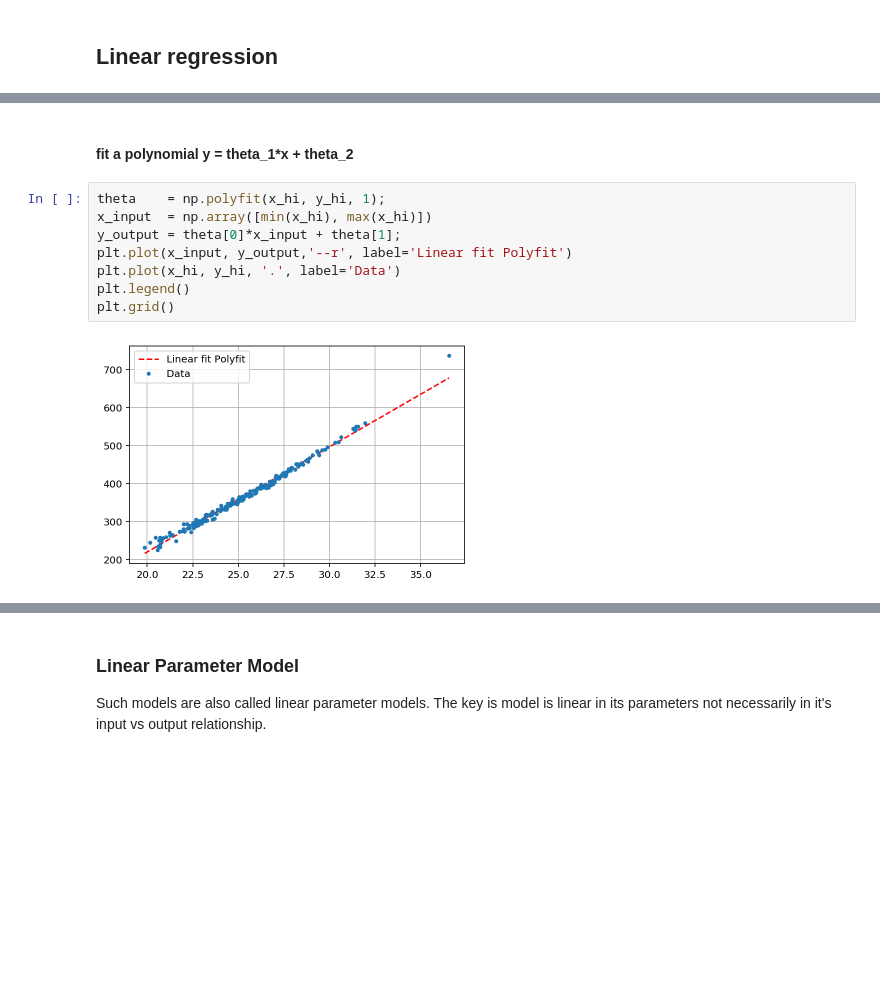
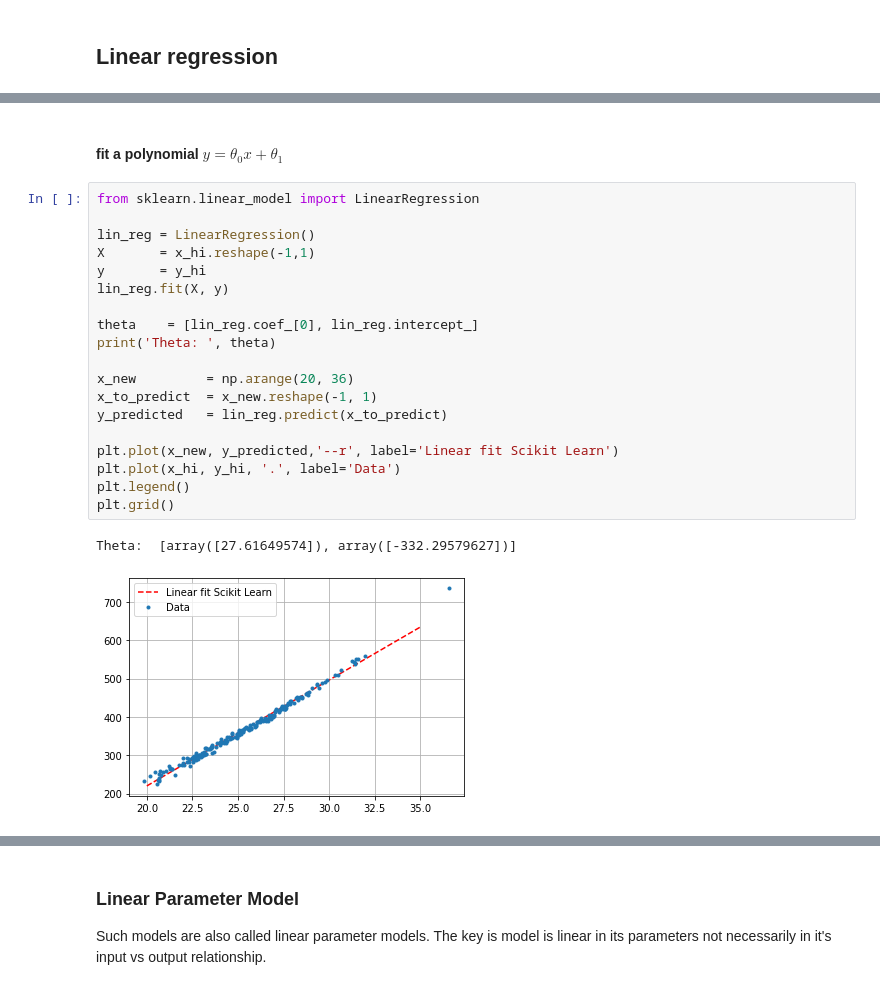
Before and after one commit to prteek/IO, a Jupyter notebook: intro_to_ml.ipynb, the cells around one changed output, grey strips where cells are left out. Cells and saved outputs as stored; diff of their text form; blank space fills up the shorter version.

```diff
--- a/intro_to_ml.ipynb
+++ b/intro_to_ml.ipynb
@@ -64,15 +60,27 @@ plt.grid()
 # %% [markdown]
-#### fit a polynomial y = theta_1*x + theta_2
+#### fit a polynomial  $ y = \theta_{0}x + \theta_{1} $
-# %%
-theta    = np.polyfit(x_hi, y_hi, 1);
-x_input  = np.array([min(x_hi), max(x_hi)])
-y_output = theta[0]*x_input + theta[1];
-plt.plot(x_input, y_output,'--r', label='Linear fit Polyfit')
-plt.plot(x_hi, y_hi, '.', label='Data')
-plt.legend()
-plt.grid()
-# %% [output]
-[figure, removed]
+# %%
+from sklearn.linear_model import LinearRegression
+
+lin_reg = LinearRegression()
+X       = x_hi.reshape(-1,1)
+y       = y_hi
+lin_reg.fit(X, y)
+
+theta    = [lin_reg.coef_[0], lin_reg.intercept_]
+print('Theta: ', theta)
+
+x_new         = np.arange(20, 36)
+x_to_predict  = x_new.reshape(-1, 1)
+y_predicted   = lin_reg.predict(x_to_predict)
+
+plt.plot(x_new, y_predicted,'--r', label='Linear fit Scikit Learn')
+plt.plot(x_hi, y_hi, '.', label='Data')
+plt.legend()
+plt.grid()
+# %% [output]
+Theta:  [array([27.61649574]), array([-332.29579627])]
+[figure, added]
 # %% [markdown]
 #### Matrix inversion (The logic behind)
 Let's assume, <br/>
```
Also changed, not shown: parts of 20 cells of this notebook.
